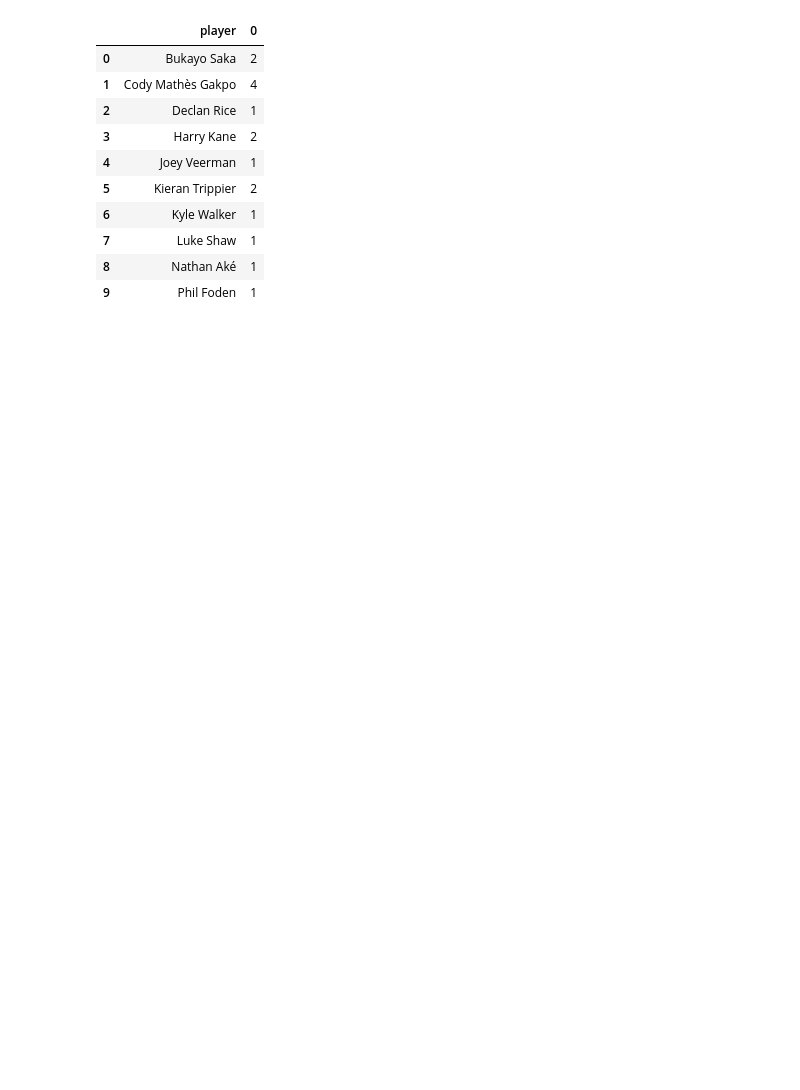
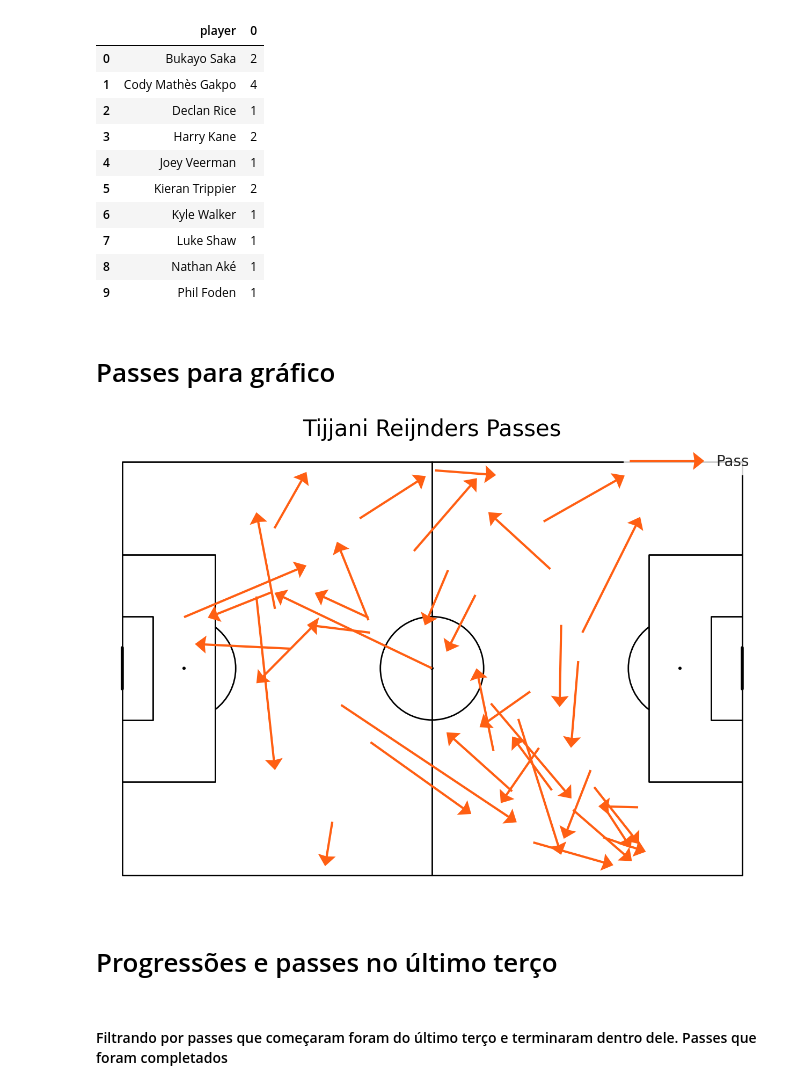
Before and after one commit to cayopereira/eurocopa-2024, a Jupyter notebook: scripts/specific_player.ipynb, the cells around one changed output. Cells and saved outputs as stored; diff of their text form; code cells hidden in the pictures; blank space fills up the shorter version.

```diff
--- a/scripts/specific_player.ipynb
+++ b/scripts/specific_player.ipynb
@@ -377,3 +389,30 @@ crosses_df
 | 9 | Phil Foden | 1 |
 # %%
 # Proximo passo: armazenar valores dos eventos de forma a permitir gerar graficos
+# %% [markdown]
+# Passes para gráfico
+# %%
+# Passes sem groupby
+
+player_passes=match_events[(match_events.type=="Pass")&(match_events.player==player_name)&(match_events.pass_outcome.isna())]
+#passes_df = passes_df.groupby('player').size().reset_index()#.loc[0, 0])
+# %%
+# campo
+pitch = Pitch(pitch_type='statsbomb', pitch_color='white', line_zorder=2, line_color='black')
+fig, ax = pitch.draw(figsize=(16, 11),constrained_layout=True, tight_layout=False)
+fig.set_facecolor('white')
+
+# passes
+pass_colour='#FF5F13'
+pitch.arrows(player_passes.x, player_passes.y,
+player_passes.pass_end_x, player_passes.pass_end_y, width=3,
+headwidth=8, headlength=5, color=pass_colour, ax=ax, zorder=2, label = "Pass")
+
+ax.legend(facecolor='white', handlelength=5, edgecolor='None', fontsize=20, loc='best')
+ax_title = ax.set_title(f'{player_name} Passes', fontsize=30,color='black')
+# %% [output]
+[figure, added]
+# %% [markdown]
+# Progressões e passes no último terço
+# %% [markdown]
+#### Filtrando por passes que começaram foram do último terço e terminaram dentro dele. Passes que foram completados
```
Also changed, not shown: parts of 16 cells of this notebook.
